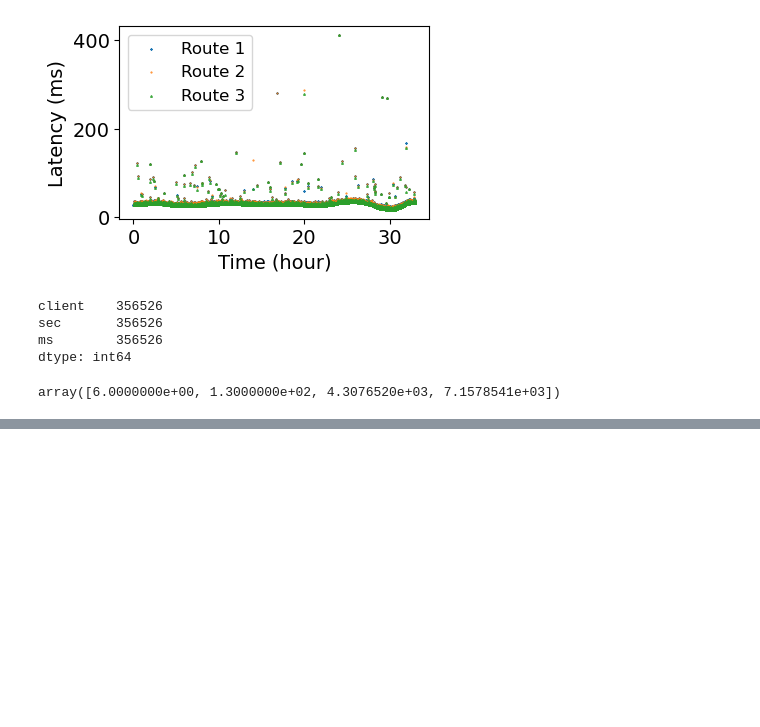
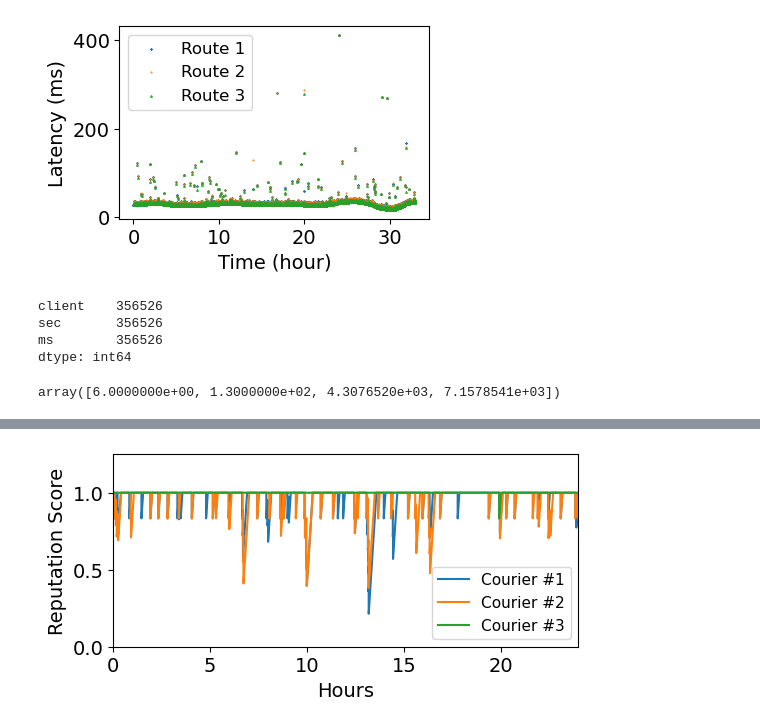
Before and after one commit to fyc1007261/seconomist-microbenchmark, a Jupyter notebook: analysis.ipynb, the cells around one changed output, grey strips where cells are left out. Drawn from its saved outputs; the diff is of its cells as text; code cells hidden in the pictures; blank space fills up the shorter version.

```diff
--- a/analysis.ipynb
+++ b/analysis.ipynb
@@ -83,0 +96,6 @@ array([6.0000000e+00, 1.3000000e+02, 4.3076520e+03, 7.1578541e+03])
+# %%
+df123['agreed'] = np.minimum.reduce([df123['ms_y'], df123['ms_x'], df123['ms']]) + t_inter
+df123['score_change_1'] = np.where(df123['ms_x'] < df123['agreed'], s_awd, -s_pen)
+df123['score_change_2'] = np.where(df123['ms_y'] < df123['agreed'], s_awd, -s_pen)
+df123['score_change_3'] = np.where(df123['ms'] < df123['agreed'], s_awd, -s_pen)
+df123
@@ -83,0 +116,35 @@ array([6.0000000e+00, 1.3000000e+02, 4.3076520e+03, 7.1578541e+03])
+# %%
+def score_trend(sc):
+    trend = [1]
+    cur = 1
+    for change in sc:
+        cur+=change
+        if cur > 1:
+            cur = 1
+        trend.append(cur)
+    return trend
+# %%
+sc1 = df123['score_change_1']
+sc2 = df123['score_change_2']
+sc3 = df123['score_change_3']
+
+s1 = score_trend(sc1)
+s2 = score_trend(sc2)
+s3 = score_trend(sc3)
+# %%
+fig, ax = plt.subplots(1, 1, figsize=(6,2.5))
+xaxis = np.arange(len(s1))/3600
+ax.plot(xaxis, s1, label='Courier #1')
+ax.plot(xaxis, s2, label='Courier #2')
+ax.plot(xaxis, s3, label='Courier #3')
+ax.set_ylim(0, 1.25)
+ax.set_xlim(0,24)
+ax.legend(fontsize=11)
+# ax.set_title('The reputation change of three couriers')
+ax.set_xlabel('Hours', fontsize=14)
+ax.set_ylabel('Reputation Score', fontsize=14)
+ax.tick_params(axis='x', labelsize=14)
+ax.tick_params(axis='y', labelsize=14)
+fig.savefig('score-change.pdf', bbox_inches='tight')
+# %% [output]
+[figure, added]
```
Also changed, not shown: parts of 3 cells of this notebook, 5 other files.
